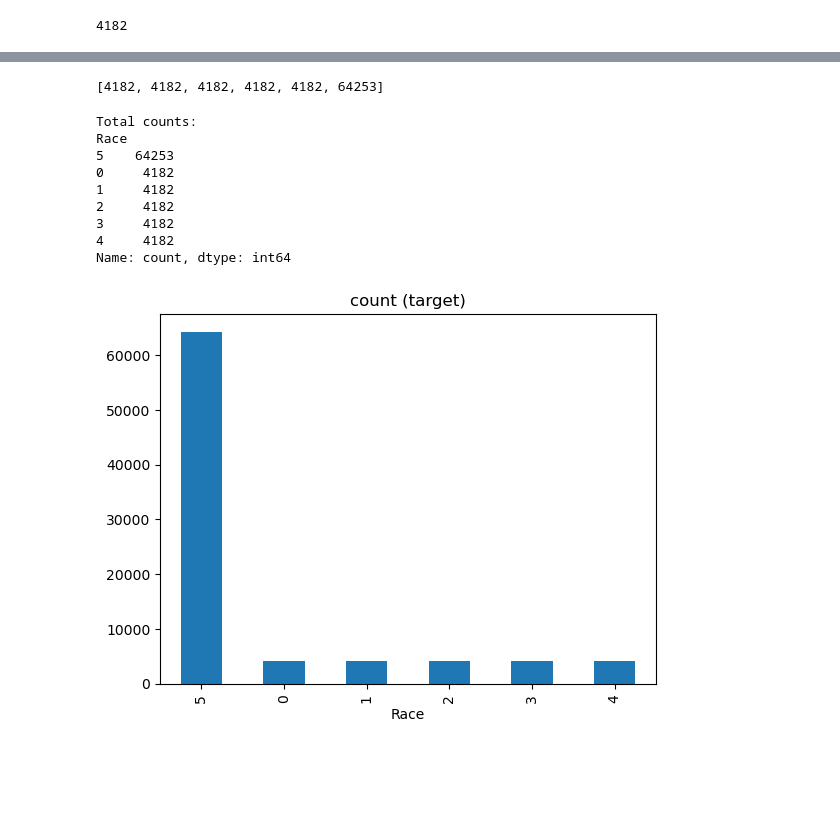
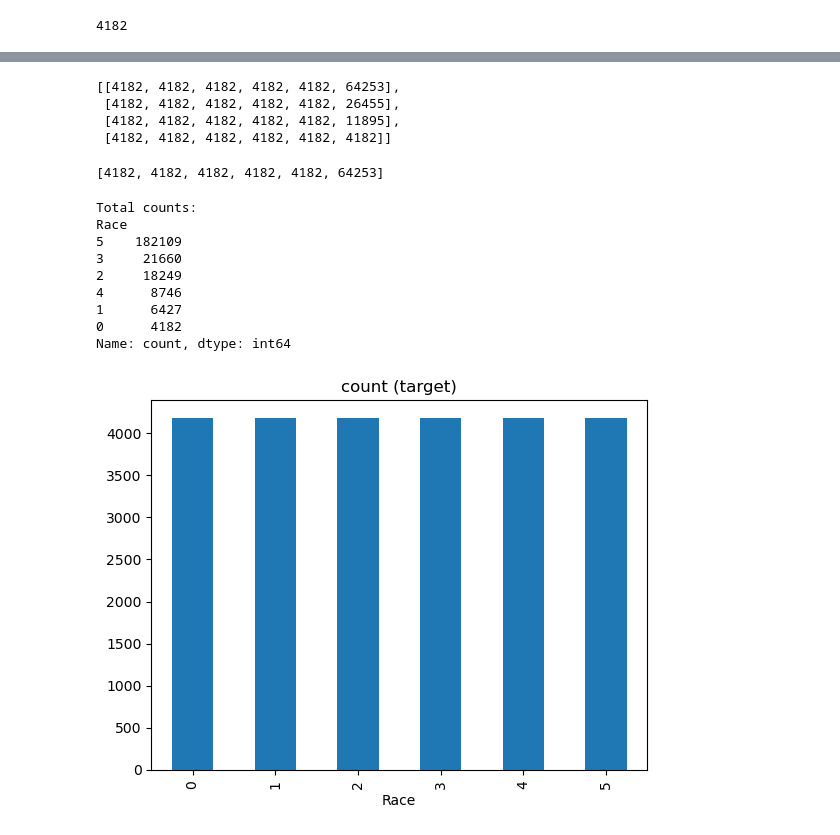
Before and after one commit to asmikumar/aidms, a Jupyter notebook: tests.ipynb, the cells around one changed output, grey strips where cells are left out. Cells and saved outputs as stored; diff of their text form; code cells hidden in the pictures; blank space fills up the shorter version.

Commit message:
tests on undersampling

```diff
--- a/tests.ipynb
+++ b/tests.ipynb
@@ -394,30 +392,49 @@ array([0.7544713 , 0.04910574, 0.04910574, 0.04910574, 0.04910574,
+# %%
+target_dists = [target_dist_1, target_dist_2, target_dist_3, target_dist_4]
+# %%
+count_dists = []
+for target_dist in target_dists:
+    min_count_nonwhite = counts[0]
+    for i in range (5):
+        min_count_nonwhite = min(min_count_nonwhite, counts[i])
+
+    min_count_nonwhite = min(min_count_nonwhite, float(counts[5] * target_dist[0]) / target_dist[5])
+    min_count_nonwhite = int(min_count_nonwhite)
+
+    count_dists.append([int(float(min_count_nonwhite * target_dist[i]) / target_dist[0]) for i in range (6)])
+# %%
+count_dists
+# %% [output]
+[[4182, 4182, 4182, 4182, 4182, 64253],
+ [4182, 4182, 4182, 4182, 4182, 26455],
+ [4182, 4182, 4182, 4182, 4182, 11895],
+ [4182, 4182, 4182, 4182, 4182, 4182]]
 # %%
 counts_dist_1 = [int(float(min_count_nonwhite * target_dist_1[i]) / target_dist_1[0]) for i in range (6)]
 # %%
 counts_dist_1
 # %% [output]
 [4182, 4182, 4182, 4182, 4182, 64253]
+# %%
+training_data_list = [training_data]
+training_data_list += [pd.concat([classes[i].sample(count_dists[j][i]) for i in range (6)], axis=0) for j in range (4)]
 # %%
-under_classes = [classes[i].sample(counts_dist_1[i]) for i in range (6)]
-
-training_data_1 = pd.concat(under_classes, axis=0)
-
 # plot the count after under-sampling
 print("Total counts:")
-print(training_data_1['Race'].value_counts())
-training_data_1['Race'].value_counts().plot(kind='bar', title='count (target)')
+print(training_data_list[0]['Race'].value_counts())
+training_data_list[4]['Race'].value_counts().plot(kind='bar', title='count (target)')
 plt.show()
 # %% [output]
 Total counts:
 Race
-5    64253
-0     4182
-1     4182
-2     4182
-3     4182
-4     4182
+5    182109
+3     21660
+2     18249
+4      8746
+1      6427
+0      4182
 Name: count, dtype: int64
-[figure, old version]
+[figure, new version]
 # %%
 X_test = testing_data.drop(['HeartDisease'], axis=1)
 y_test = testing_data['HeartDisease']
```
Also changed, not shown: parts of 7 cells of this notebook.
